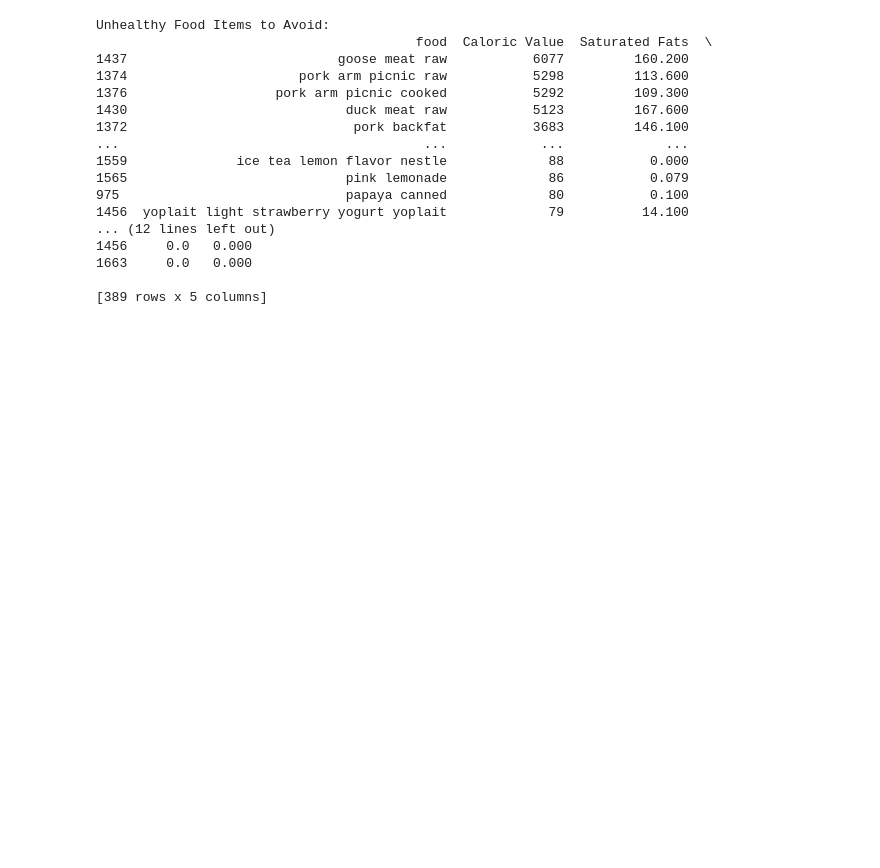
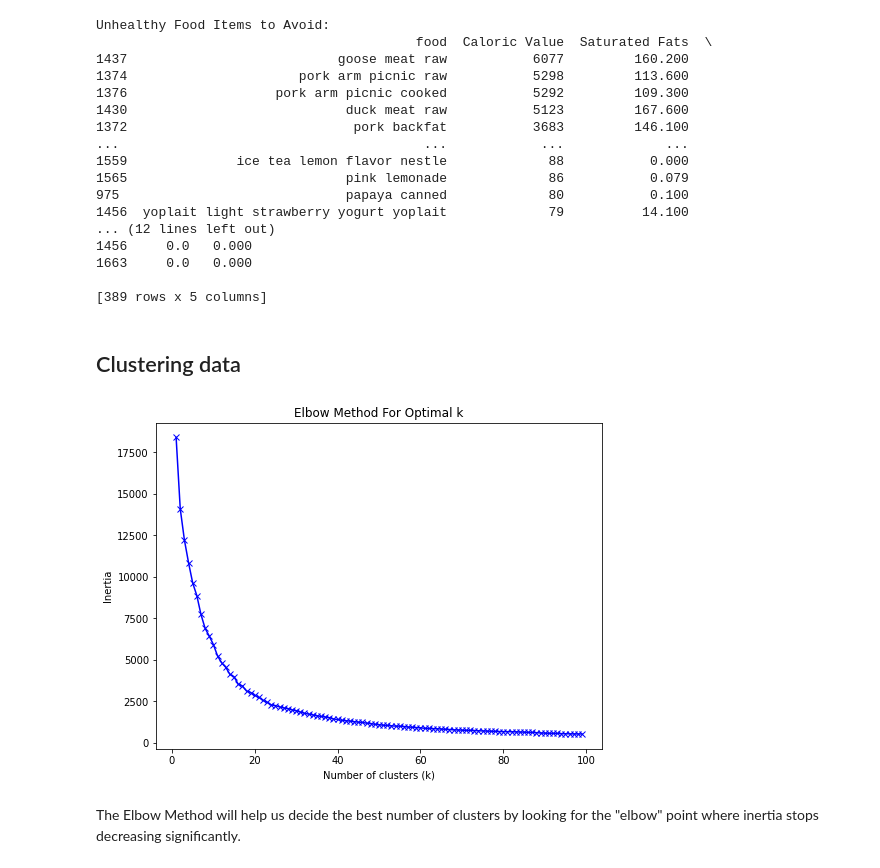
Before and after one commit to lynguyen21/food_nutrition, a Jupyter notebook: food_analysis.ipynb, the cells around one changed output. Saved outputs shown, nothing was run; the diff lists cells and outputs as text; code cells hidden in the pictures; blank space fills up the shorter version.

Commit message:
Add clustering

```diff
--- a/food_analysis.ipynb
+++ b/food_analysis.ipynb
@@ -214,3 +214,43 @@ Unhealthy Food Items to Avoid:
 1663     0.0   0.000
 
 [389 rows x 5 columns]
+# %% [markdown]
+## Clustering data
+# %%
+from sklearn.preprocessing import StandardScaler
+
+# Select the nutritional columns for clustering
+nutritional_columns = ['Caloric Value', 'Fat', 'Saturated Fats', 'Monounsaturated Fats', 'Polyunsaturated Fats',
+                       'Carbohydrates', 'Sugars', 'Protein', 'Dietary Fiber', 'Cholesterol', 'Sodium']
+
+# Remove food names and other non-numerical data
+df_nutrition = df[nutritional_columns]
+
+# Normalize the data
+scaler = StandardScaler()
+df_scaled = scaler.fit_transform(df_nutrition)
+# %%
+# Apply K-Mean clustering
+
+from sklearn.cluster import KMeans
+import matplotlib.pyplot as plt
+
+# Use the Elbow Method to find the optimal number of clusters
+inertia = []
+k_range = range(1, 100)
+for k in k_range:
+    kmeans = KMeans(n_clusters=k, random_state=42)
+    kmeans.fit(df_scaled)
+    inertia.append(kmeans.inertia_)
+
+# Plot the Elbow Curve
+plt.figure(figsize=(8, 6))
+plt.plot(k_range, inertia, 'bx-')
+plt.xlabel('Number of clusters (k)')
+plt.ylabel('Inertia')
+plt.title('Elbow Method For Optimal k')
+plt.show()
+# %% [output]
+[figure, added]
+# %% [markdown]
+The Elbow Method will help us decide the best number of clusters by looking for the "elbow" point where inertia stops decreasing significantly.
```
Also changed, not shown: parts of 5 cells of this notebook.
